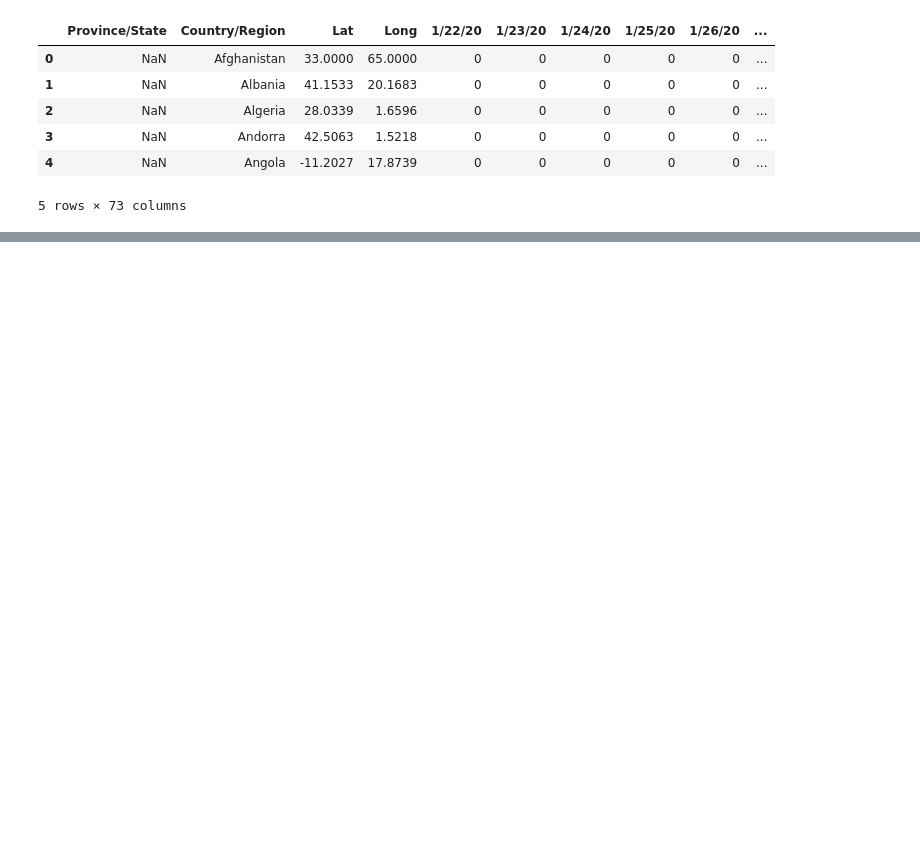
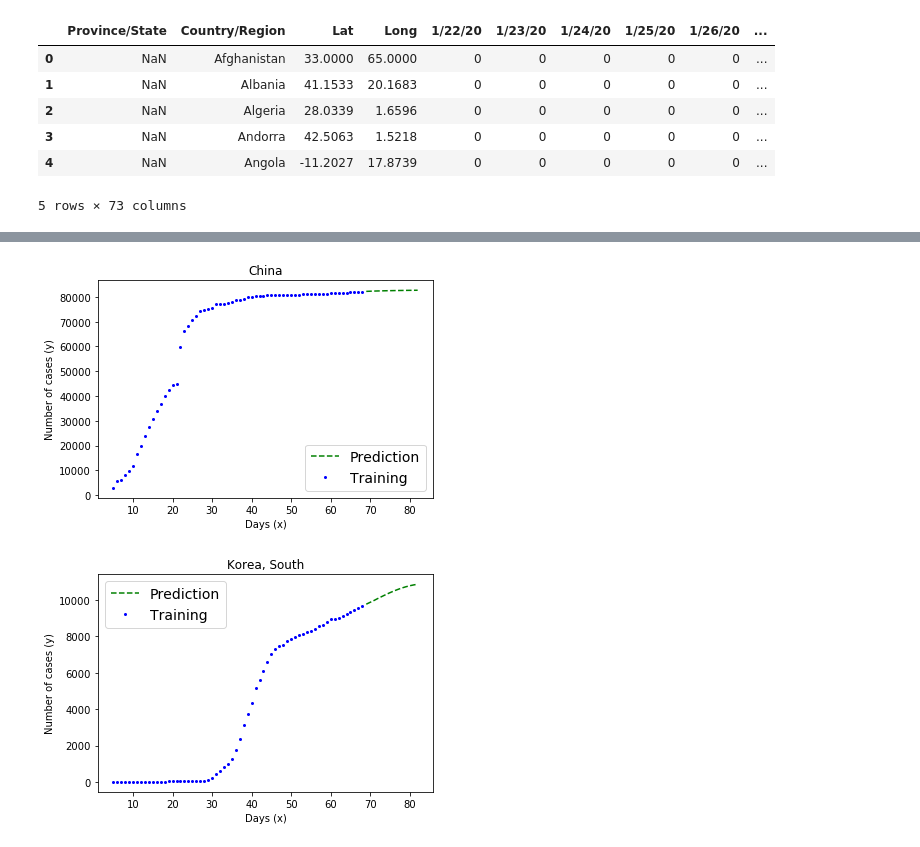
Before and after one commit to moslehm/COVID19-ML-Predictions, a Jupyter notebook: COVID-19 Predictions.ipynb, the cells around one changed output, grey strips where cells are left out. Saved outputs shown, nothing was run; the diff lists cells and outputs as text; code cells hidden in the pictures; blank space fills up the shorter version.

```diff
--- a/COVID-19 Predictions.ipynb
+++ b/COVID-19 Predictions.ipynb
@@ -26,0 +224,10 @@ confirmed_table.head()
+# %%
+# plot those same countries again
+
+daysToGoBack = 5
+daysToPredict = 14
+plotCountry_v2("China", X, daysToGoBack, daysToPredict)
+plotCountry_v2("Korea, South", X, daysToGoBack, daysToPredict)
+# %% [output]
+[figure, added]
+[figure, added]
```
Also changed, not shown: parts of 20 cells of this notebook.
